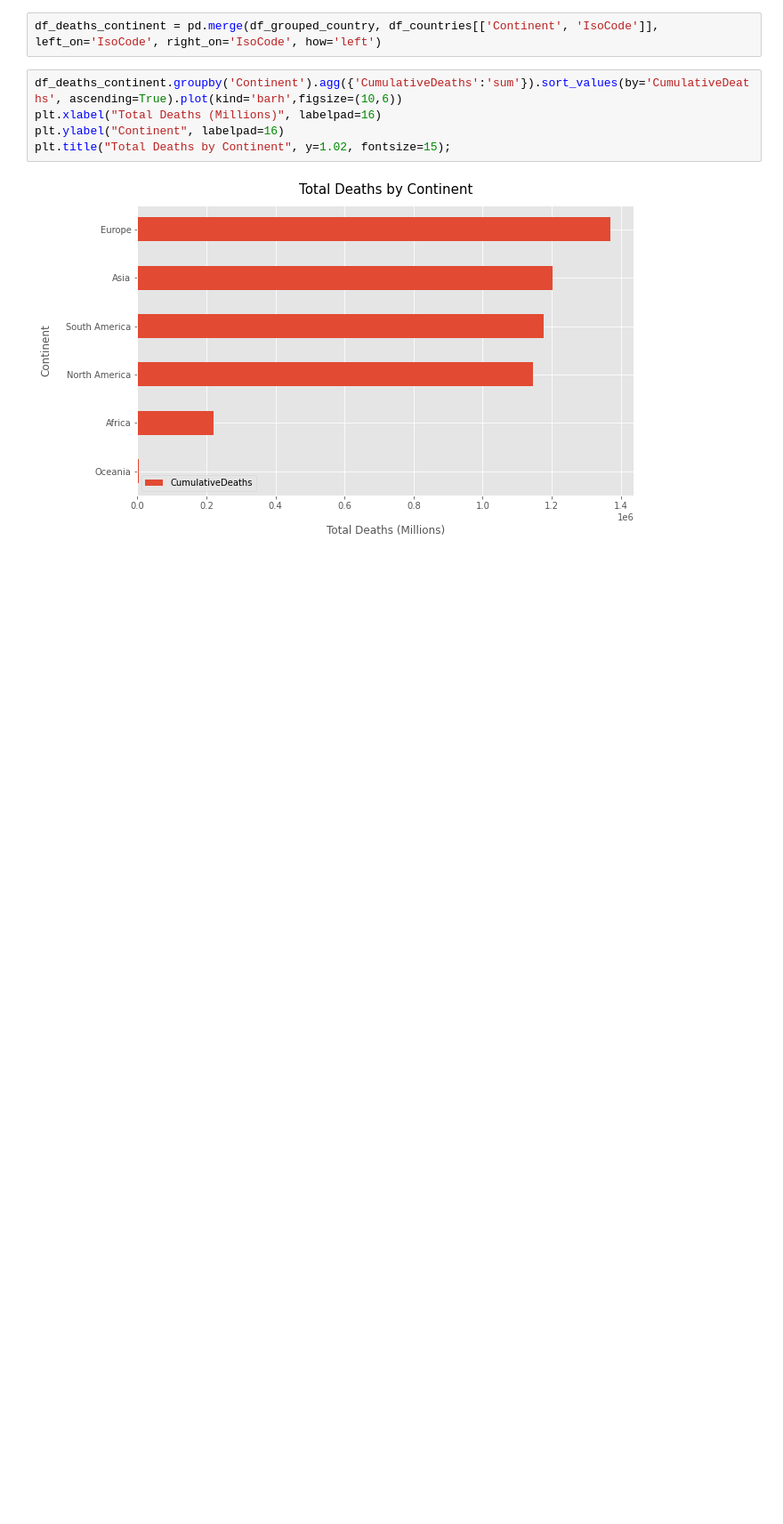
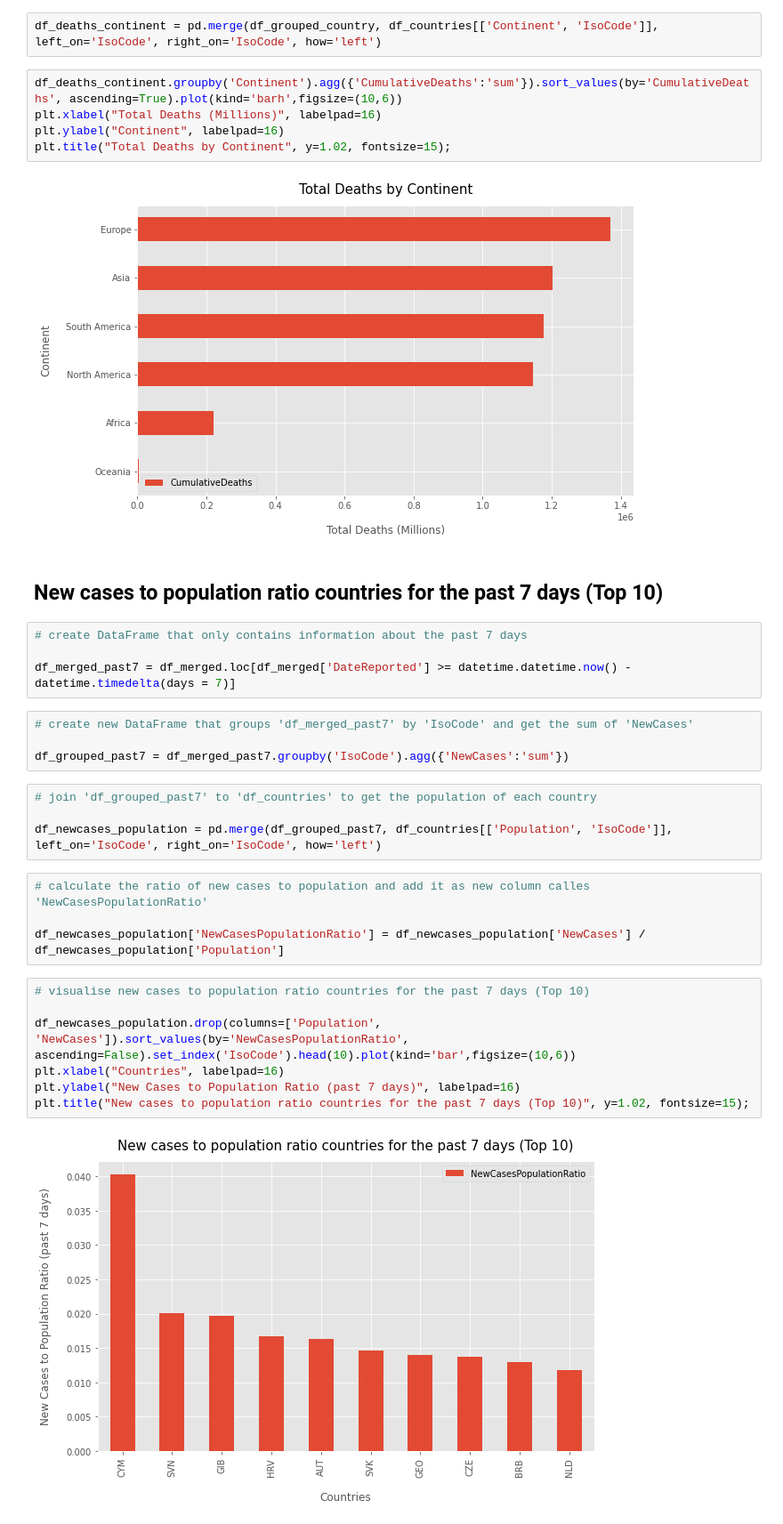
Before and after one commit to lyubol/Pandas-ETL---Covid, a Jupyter notebook: data_analysis.ipynb, the cells around one changed output. Shown at 89% size. Drawn from its saved outputs; the diff is of its cells as text; blank space fills up the shorter version.

Commit message:
Added 'New cases to population ratio countries for the past 7 days (Top 10)' visualisation to data_analysis.ipynb

```diff
--- a/data_analysis.ipynb
+++ b/data_analysis.ipynb
@@ -61,3 +63,30 @@ plt.ylabel("Continent", labelpad=16)
 plt.title("Total Deaths by Continent", y=1.02, fontsize=15);
 # %% [output]
 [figure]
+# %% [markdown]
+## New cases to population ratio countries for the past 7 days (Top 10)
+# %%
+# create DataFrame that only contains information about the past 7 days
+
+df_merged_past7 = df_merged.loc[df_merged['DateReported'] >= datetime.datetime.now() - datetime.timedelta(days = 7)]
+# %%
+# create new DataFrame that groups 'df_merged_past7' by 'IsoCode' and get the sum of 'NewCases'
+
+df_grouped_past7 = df_merged_past7.groupby('IsoCode').agg({'NewCases':'sum'})
+# %%
+# join 'df_grouped_past7' to 'df_countries' to get the population of each country
+
+df_newcases_population = pd.merge(df_grouped_past7, df_countries[['Population', 'IsoCode']], left_on='IsoCode', right_on='IsoCode', how='left')
+# %%
+# calculate the ratio of new cases to population and add it as new column calles 'NewCasesPopulationRatio'
+
+df_newcases_population['NewCasesPopulationRatio'] = df_newcases_population['NewCases'] / df_newcases_population['Population']
+# %%
+# visualise new cases to population ratio countries for the past 7 days (Top 10)
+
+df_newcases_population.drop(columns=['Population', 'NewCases']).sort_values(by='NewCasesPopulationRatio', ascending=False).set_index('IsoCode').head(10).plot(kind='bar',figsize=(10,6))
+plt.xlabel("Countries", labelpad=16)
+plt.ylabel("New Cases to Population Ratio (past 7 days)", labelpad=16)
+plt.title("New cases to population ratio countries for the past 7 days (Top 10)", y=1.02, fontsize=15);
+# %% [output]
+[figure, added]
```
Also changed, not shown: parts of 1 cell of this notebook.
